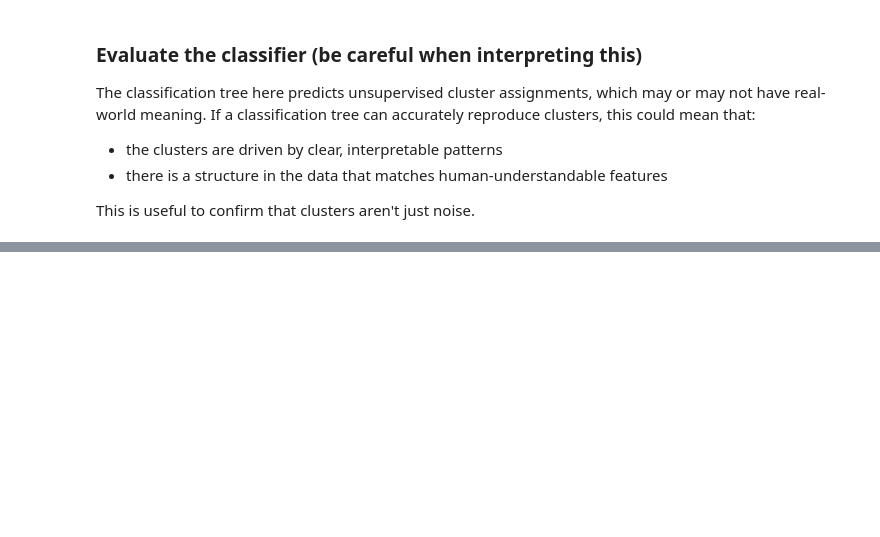
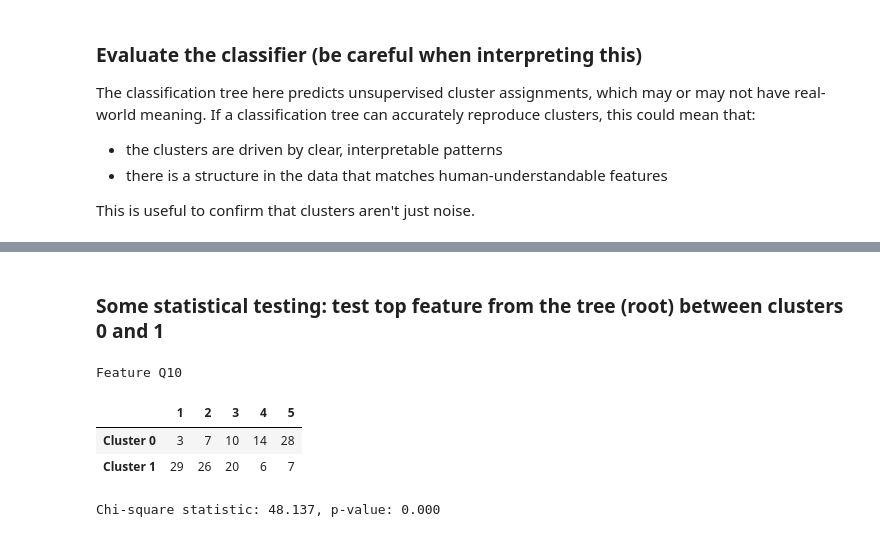
Before and after one commit to vpodpecan/survey_analysis, a Jupyter notebook: survey_analysis.ipynb, the cells around one changed output, grey strips where cells are left out. Cells and saved outputs as stored; diff of their text form; code cells hidden in the pictures; blank space fills up the shorter version.

```diff
--- a/survey_analysis.ipynb
+++ b/survey_analysis.ipynb
@@ -298,0 +295,32 @@ Confusion Matrix:
+# %% [markdown]
+### Some statistical testing: test top feature from the tree (root) between clusters 0 and 1
+# %%
+from scipy.stats import chi2_contingency
+from collections import Counter
+
+# root node is always index 0
+top_feature_index = clf.named_steps['tree'].tree_.feature[0]
+top_feature = X_train_t.columns[top_feature_index]
+
+dftest = df.copy()
+dftest['cluster'] = cluster_labels
+dftest = dftest[dftest['cluster'] != -1]
+
+cl0 = dftest[dftest['cluster']==0]
+cl1 = dftest[dftest['cluster']==1]
+counter_a = Counter(cl0[top_feature])
+counter_b = Counter(cl1[top_feature])
+
+# Build the DataFrame and reorder columns
+data = pd.DataFrame([counter_a, counter_b], index=['Cluster 0', 'Cluster 1'])[sorted(counter_a.keys())]
+print(f'Feature {top_feature}')
+display(data)
+
+chi2, p, dof, expected = chi2_contingency(data)
+print(f"Chi-square statistic: {chi2:.3f}, p-value: {p:.3f}")
+# %% [output]
+Feature Q10
+|  | 1 | 2 | 3 | 4 | 5 |
+| Cluster 0 | 3 | 7 | 10 | 14 | 28 |
+| Cluster 1 | 29 | 26 | 20 | 6 | 7 |
+Chi-square statistic: 48.137, p-value: 0.000
```
Also changed, not shown: parts of 4 cells of this notebook.
